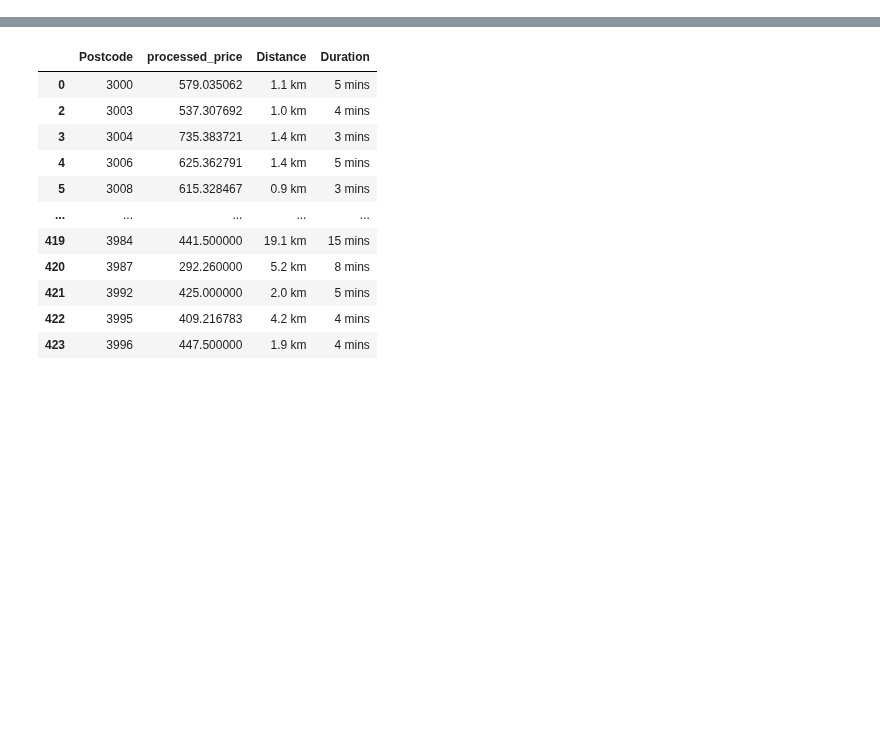
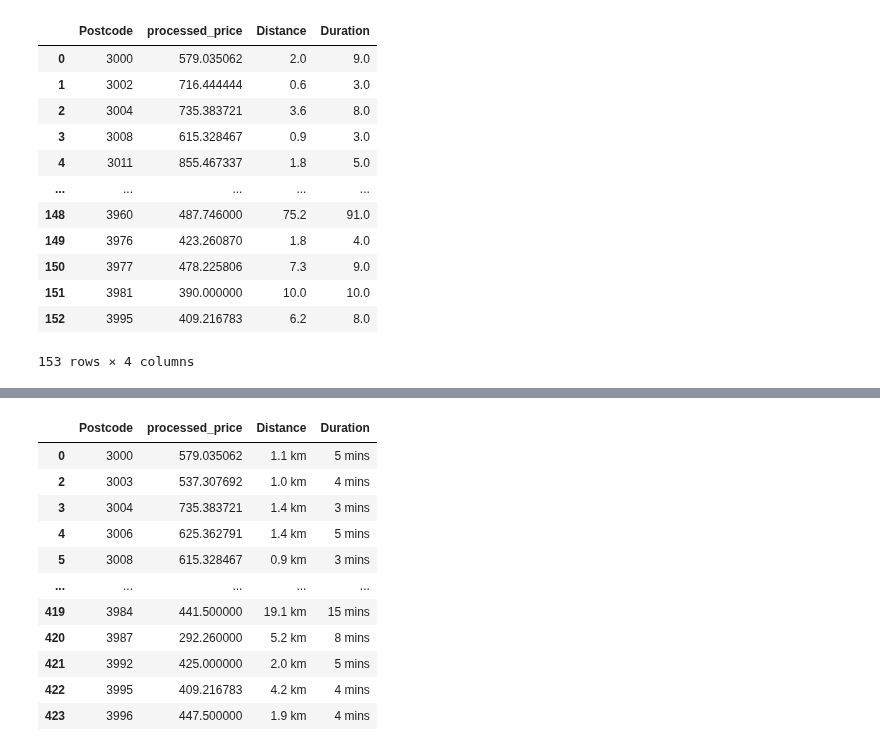
Before and after one commit to MAST30034-Applied-Data-Science/generic-real-estate-consulting-project-group50, a Jupyter notebook: draft works/external.ipynb, the cells around one changed output, grey strips where cells are left out. Cells and saved outputs as stored; diff of their text form; code cells hidden in the pictures; blank space fills up the shorter version.

```diff
--- a/draft works/external.ipynb
+++ b/draft works/external.ipynb
@@ -27,3 +31,37 @@ AttributeError: module 'pandas' has no attribute 'series'
+# %%
+new_duration = []
+for period in ph['Duration']:
+    if 'hour' in period:
+        period_list = period.split(" ")
+        period = float(period_list[0]) * 60 + float(period_list[2])
+        new_duration.append(period)
+    else:
+        period = float(period)
+        new_duration.append(period)
+
+new_data = []
+for i in range(0, len(ph)):
+    row = ph.iloc[i]
+    duration = new_duration[i]
+    new_data.append([row[0], row[1], row[2], duration])
+
+
+ph = pd.DataFrame(data = new_data, columns = ['Postcode', 'processed_price', 'Distance', 'Duration'])
+ph
+# %% [output]
+|  | Postcode | processed_price | Distance | Duration |
+| 0 | 3000 | 579.035062 | 2.0 | 9.0 |
+| 1 | 3002 | 716.444444 | 0.6 | 3.0 |
+| 2 | 3004 | 735.383721 | 3.6 | 8.0 |
+| 3 | 3008 | 615.328467 | 0.9 | 3.0 |
+| 4 | 3011 | 855.467337 | 1.8 | 5.0 |
+| ... | ... | ... | ... | ... |
+| 148 | 3960 | 487.746000 | 75.2 | 91.0 |
+| 149 | 3976 | 423.260870 | 1.8 | 4.0 |
+| 150 | 3977 | 478.225806 | 7.3 | 9.0 |
+| 151 | 3981 | 390.000000 | 10.0 | 10.0 |
+| 152 | 3995 | 409.216783 | 6.2 | 8.0 |
+153 rows × 4 columns
 # %%
 plt.figure(figsize=(20, 10))
 plt.scatter(ph['Duration'], ph['Distance'], s=ph['processed_price'], c=ph['Postcode'], alpha=1)
```
Also changed, not shown: parts of 2 cells of this notebook.
